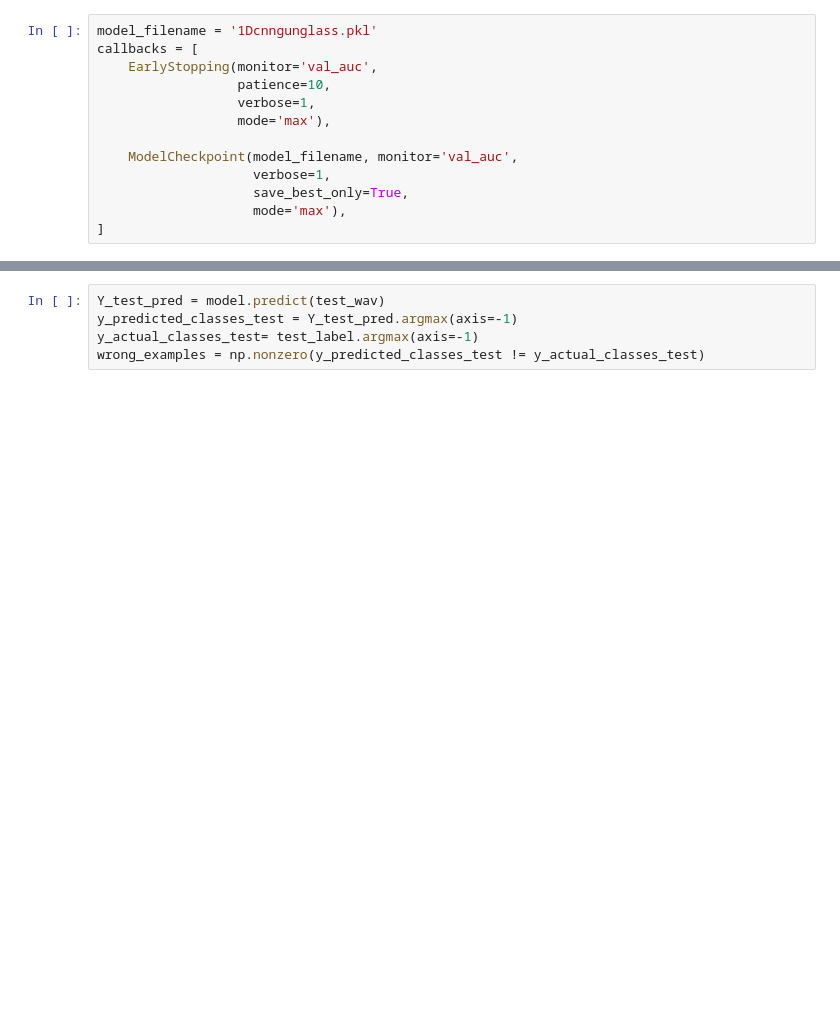
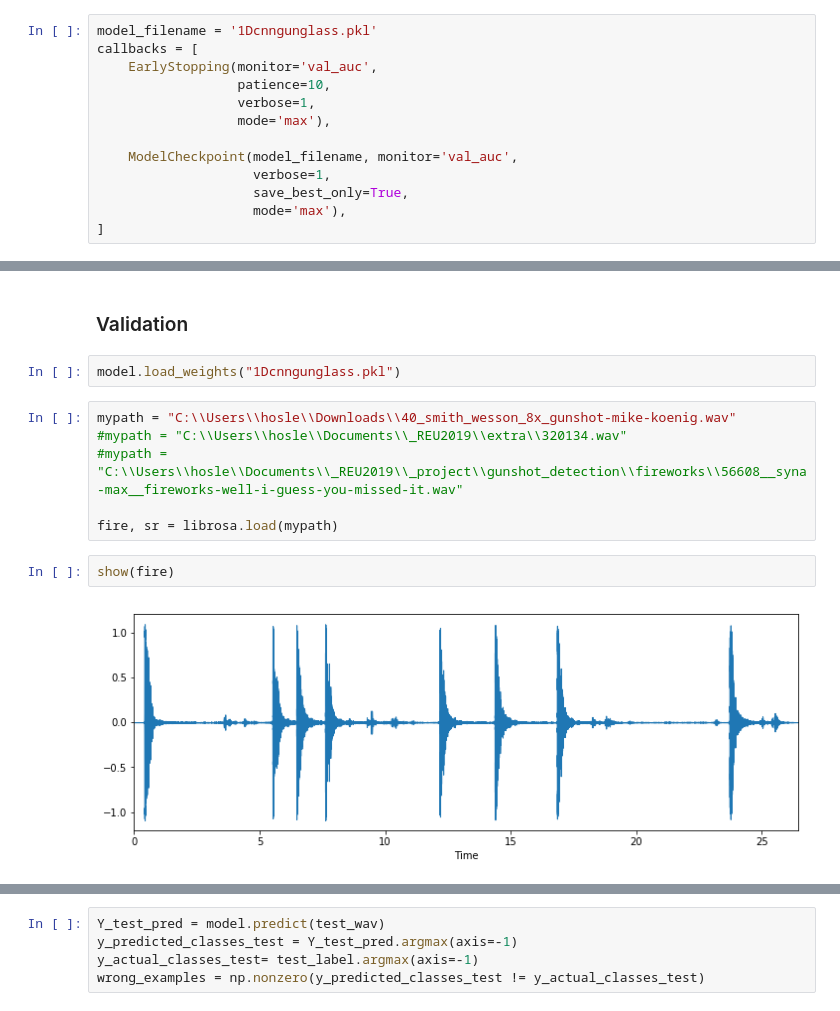
Before and after one commit to gabemagee/gunshot_detection, a Jupyter notebook: python/Ryan/gunshot_cnn_with_urban_ryan.ipynb, the cells around one changed output, grey strips where cells are left out. Saved outputs shown, nothing was run; the diff lists cells and outputs as text; blank space fills up the shorter version.

```diff
--- a/python/Ryan/gunshot_cnn_with_urban_ryan.ipynb
+++ b/python/Ryan/gunshot_cnn_with_urban_ryan.ipynb
@@ -407,2 +401,16 @@ Epoch 00001: val_auc improved from -inf to 0.97062, saving model to 1Dcnngunglas
 Epoch 2/100
 KeyboardInterrupt:
+# %% [markdown]
+### Validation
+# %%
+model.load_weights("1Dcnngunglass.pkl")
+# %%
+mypath = "C:\\Users\\hosle\\Downloads\\40_smith_wesson_8x_gunshot-mike-koenig.wav"
+#mypath = "C:\\Users\\hosle\\Documents\\_REU2019\\extra\\320134.wav"
+#mypath = "C:\\Users\\hosle\\Documents\\_REU2019\\_project\\gunshot_detection\\fireworks\\56608__syna-max__fireworks-well-i-guess-you-missed-it.wav"
+
+fire, sr = librosa.load(mypath)
+# %%
+show(fire)
+# %% [output]
+[figure, added]
```
Also changed, not shown: parts of 33 cells of this notebook.
